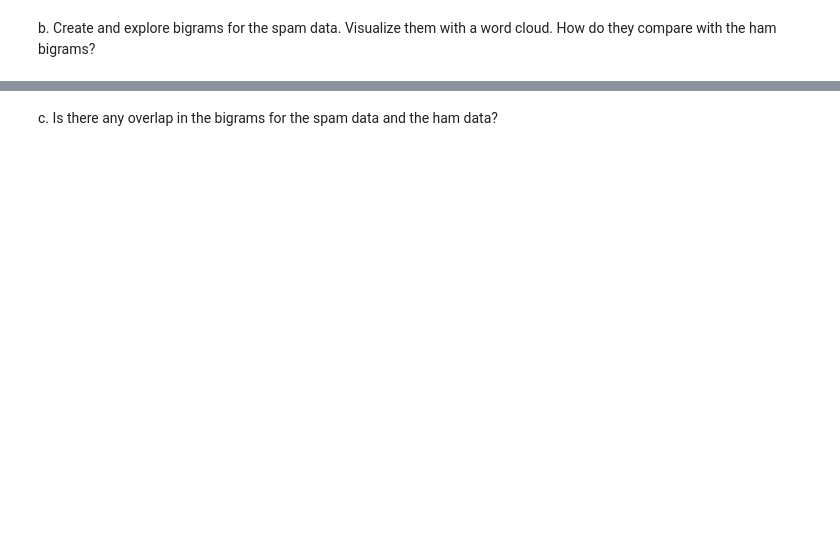
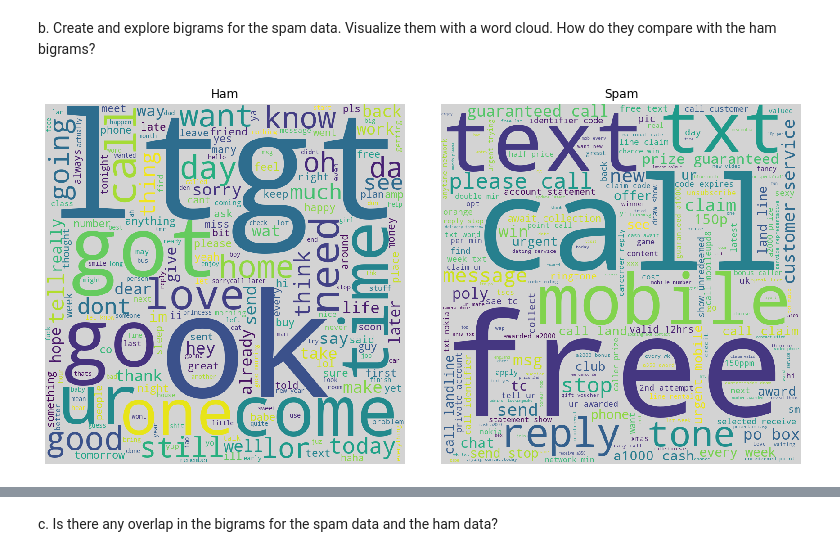
Before and after one commit to Brandon-Martinez27/natural-language-processing-exercises, a Jupyter notebook: explore.ipynb, the cells around one changed output, grey strips where cells are left out. Drawn from its saved outputs; the diff is of its cells as text; code cells hidden in the pictures; blank space fills up the shorter version.

```diff
--- a/explore.ipynb
+++ b/explore.ipynb
@@ -24,0 +28,9 @@ df.head()
+# %%
+# prepare the data cleaned
+df = prepare.prep_article_data(df, 'text')
+# %%
+# add a words column
+words = [re.sub(r'([^a-z0-9\s]|\s.\s)', '', doc).split() for doc in df.lemmatized]
+
+# column name will be words, and the column will contain lists of the words in each doc
+df = pd.concat([df, pd.DataFrame({'words': words})], axis=1)
@@ -24,0 +46,9 @@ df.head()
+# %%
+# make strings of all words in each category
+ham_words = ' '.join(df[df.label=='ham'].lemmatized)
+spam_words = ' '.join(df[df.label=='spam'].lemmatized)
+all_words = ' '.join(df.lemmatized)
+
+ham_words = re.sub(r'\s.\s', '', ham_words)
+spam_words = re.sub(r'\s.\s', '', spam_words)
+all_words = re.sub(r'\s.\s', '', all_words)
@@ -25,2 +109,23 @@ df.head()
 # %% [markdown]
  b. Create and explore bigrams for the spam data. Visualize them with a word cloud. How do they compare with the ham bigrams?
+# %%
+# word cloud for ham and spam words
+ham_cloud = WordCloud(background_color='lightgray',
+                      height=800, width=800).generate(ham_words)
+
+spam_cloud = WordCloud(background_color='lightgray',
+                      height=800, width=800).generate(spam_words)
+
+plt.figure(figsize=(10,10))
+axs = [plt.axes([.25, 1, .5, .5]), plt.axes([.8, 1, .5, .5])]
+
+# imshow => display data as an image
+axs[0].imshow(ham_cloud)
+axs[1].imshow(spam_cloud)
+
+axs[0].set_title('Ham')
+axs[1].set_title('Spam')
+
+for ax in axs: ax.axis('off')
+# %% [output]
+[figure, added]
```
Also changed, not shown: parts of 19 cells of this notebook.
